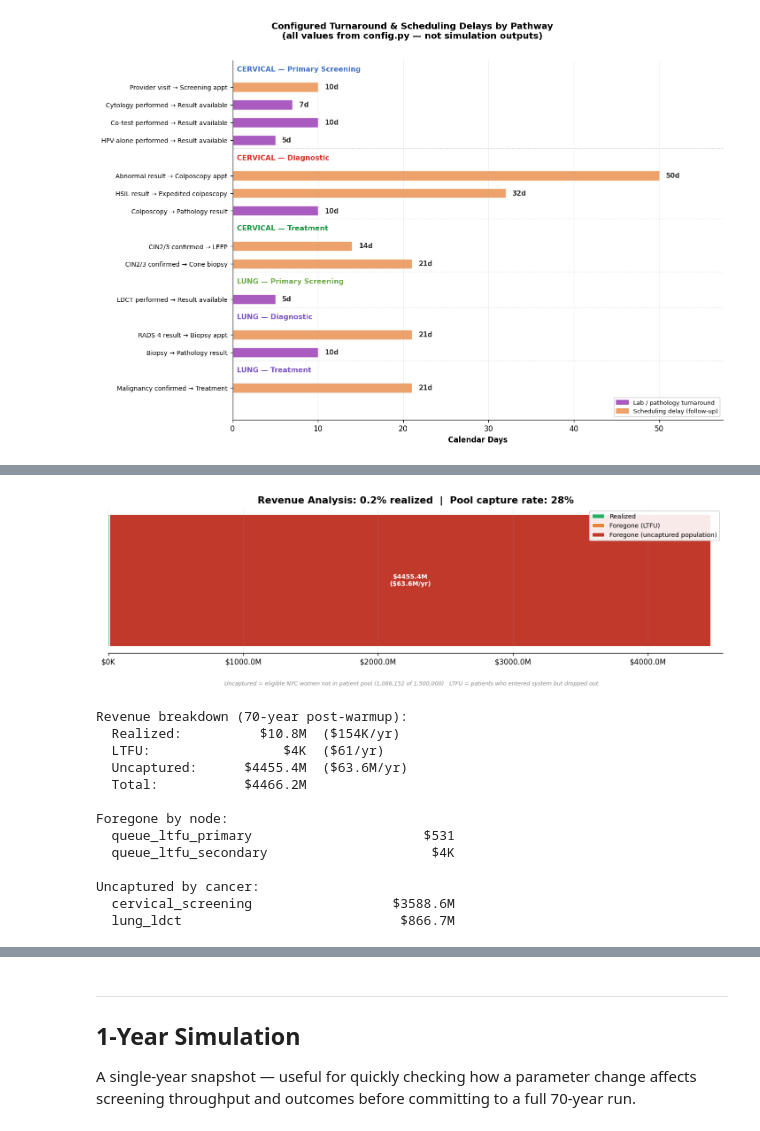
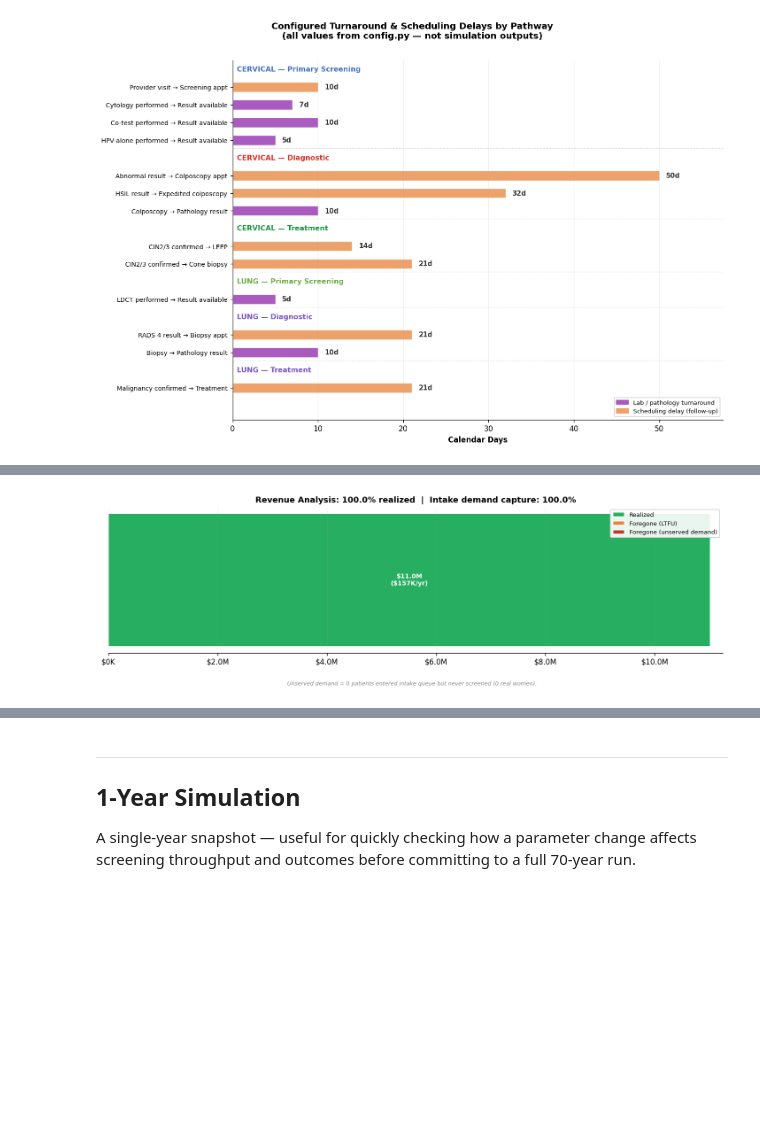
Before and after one commit to ap4509-columbia/NYP, a Jupyter notebook: notebooks/simulation.ipynb, the cells around one changed output, grey strips where cells are left out. Drawn from its saved outputs; the diff is of its cells as text; code cells hidden in the pictures; blank space fills up the shorter version.

```diff
--- a/notebooks/simulation.ipynb
+++ b/notebooks/simulation.ipynb
@@ -3254,14 +3258,10 @@ r = compute_revenue(m)
 
 realized     = r["realized_total"]
 foregone     = r["foregone_total"]
-uncaptured   = r["uncaptured_total"]
-total        = realized + foregone + uncaptured
+unserved     = r["unserved_total"]
+total        = realized + foregone + unserved
 n_years      = cfg.SIM_YEARS - cfg.WARMUP_YEARS
-capture_rate = r["capture_rate"]
-
-# =============================================================================
-# Revenue: Realized vs Foregone (LTFU) vs Uncaptured (not in pool)
-# =============================================================================
+capture_rate = r["demand_capture_rate"]
 
 fig, ax = plt.subplots(figsize=(12, 3.5))
 fig.patch.set_facecolor("white")
@@ -3269,81 +3269,49 @@ fig.patch.set_facecolor("white")
 # Three-segment stacked bar
 ax.barh(0, realized, color="#27AE60", edgecolor="white", height=0.5, label="Realized")
 ax.barh(0, foregone, left=realized, color="#E8833A", edgecolor="white", height=0.5, label="Foregone (LTFU)")
-ax.barh(0, uncaptured, left=realized + foregone, color="#C0392B", edgecolor="white",
-        height=0.5, label="Foregone (uncaptured population)")
+ax.barh(0, unserved, left=realized + foregone, color="#C0392B", edgecolor="white",
+        height=0.5, label="Foregone (unserved demand)")
 
-# Annotate amounts
 def fmt_rev(v):
-    if v >= 1e6:
-        return f"${v/1e6:.1f}M"
-    elif v >= 1e3:
-        return f"${v/1e3:.0f}K"
+    if v >= 1e6: return f"${v/1e6:.1f}M"
+    elif v >= 1e3: return f"${v/1e3:.0f}K"
     return f"${v:.0f}"
 
 segments = [
     (0, realized, "#FFFFFF", "Realized"),
     (realized, foregone, "#FFFFFF", "LTFU"),
-    (realized + foregone, uncaptured, "#FFFFFF", "Uncaptured"),
+    (realized + foregone, unserved, "#FFFFFF", "Unserved"),
 ]
-
 for left, width, color, label in segments:
-    if width > total * 0.08:
+    if width > total * 0.05:
         ax.text(left + width / 2, 0,
                 f"{fmt_rev(width)}\n({fmt_rev(width / max(n_years, 1))}/yr)",
                 ha="center", va="center", fontsize=8.5, color=color, fontweight="bold")
 
 ax.set_yticks([])
-ax.set_xlim(0, total * 1.02)
+ax.set_xlim(0, max(total * 1.02, 1))
 ax.xaxis.set_major_formatter(mticker.FuncFormatter(
     lambda x, _: f"${x/1e6:.1f}M" if x >= 1e6 else f"${x/1e3:.0f}K"))
 
 realized_pct = 100 * realized / max(total, 1)
 ax.set_title(f"Revenue Analysis: {realized_pct:.1f}% realized  |  "
-             f"Pool capture rate: {100*capture_rate:.0f}%",
-             fontsize=13, fontweight="bold")
-ax.legend(loc="upper right", fontsize=8.5, framealpha=0.9)
-ax.grid(axis="x", alpha=0.2)
+             f"Intake demand capture: {capture_rate:.1%}",
+             fontsize=11, fontweight="bold")
+
+ax.legend(loc="upper right", fontsize=8, framealpha=0.9)
+ax.grid(axis="x", alpha=0.15)
 ax.spines[["top", "right", "left"]].set_visible(False)
 
 fig.text(0.5, -0.06,
-         f"Uncaptured = eligible NYC women not in patient pool "
-         f"({r['uncaptured_women']:,.0f} of {r['nyc_eligible']:,.0f}).  "
-         f"LTFU = patients who entered system but dropped out.",
+         f"Unserved demand = {r['unserved_count_sim']:,.0f} patients entered intake queue but never screened "
+         f"({r['unserved_count_real']:,.0f} real women).",
          ha="center", fontsize=7.5, color="#888", fontstyle="italic")
 
 plt.tight_layout()
 plt.savefig(viz_path("revenue_capture"), dpi=150, bbox_inches="tight")
 plt.show()
-
-# Print breakdown
-print(f"\nRevenue breakdown ({n_years}-year post-warmup):")
-print(f"  Realized:    {fmt_rev(realized):>12s}  ({fmt_rev(realized/max(n_years,1))}/yr)")
-print(f"  LTFU:        {fmt_rev(foregone):>12s}  ({fmt_rev(foregone/max(n_years,1))}/yr)")
-print(f"  Uncaptured:  {fmt_rev(uncaptured):>12s}  ({fmt_rev(uncaptured/max(n_years,1))}/yr)")
-print(f"  Total:       {fmt_rev(total):>12s}")
-print(f"\nForegone by node:")
-for node, amt in r["foregone_by_node"].items():
-    if amt > 0:
-        print(f"  {node:<30s}  {fmt_rev(amt):>12s}")
-print(f"\nUncaptured by cancer:")
-for cancer, amt in r["uncaptured_by_cancer"].items():
-    if amt > 0:
-        print(f"  {cancer:<30s}  {fmt_rev(amt):>12s}")
 # %% [output]
-[figure, old version]
+[figure, new version]
-Revenue breakdown (70-year post-warmup):
-  Realized:          $10.8M  ($154K/yr)
-  LTFU:                 $4K  ($61/yr)
-  Uncaptured:      $4455.4M  ($63.6M/yr)
-  Total:           $4466.2M
-
-Foregone by node:
-  queue_ltfu_primary                      $531
-  queue_ltfu_secondary                     $4K
-
-Uncaptured by cancer:
-  cervical_screening                  $3588.6M
-  lung_ldct                            $866.7M
 # %%
 import matplotlib.pyplot as plt
 import matplotlib.ticker as mticker
```
Also changed, not shown: parts of 32 cells of this notebook, 31 other files.
